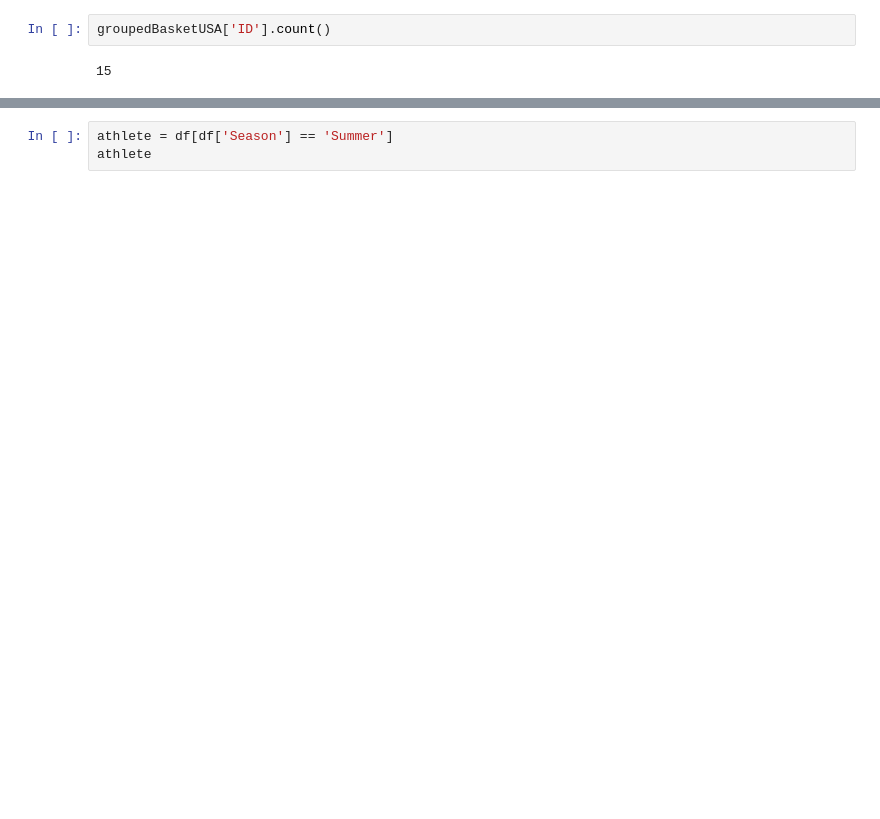
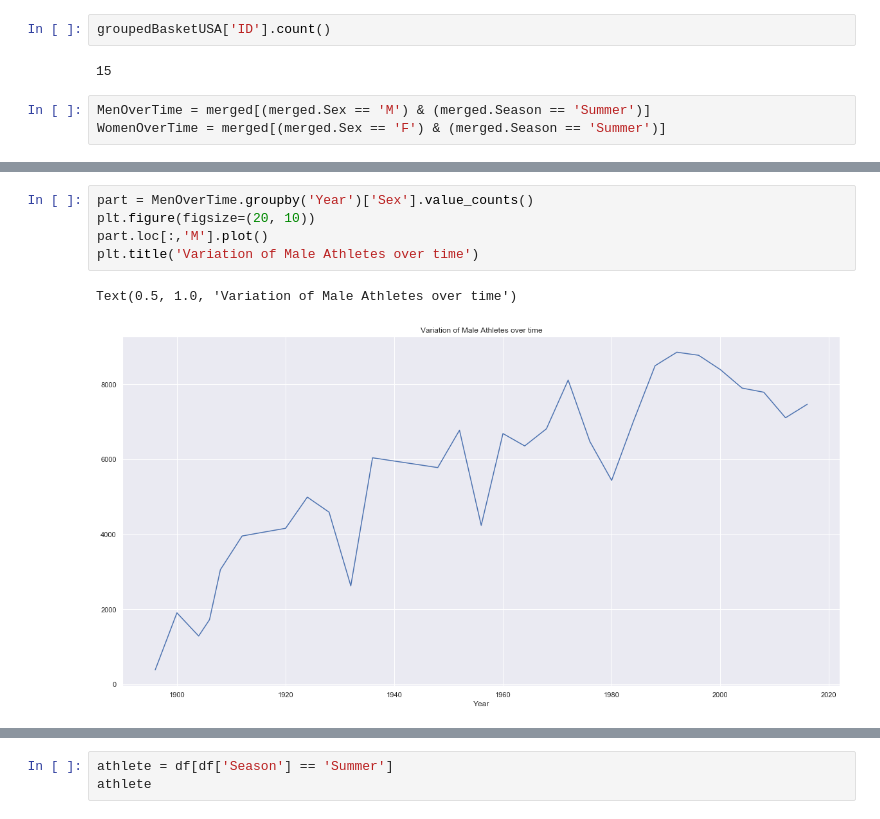
Before and after one commit to baiyuelang/olympic, a Jupyter notebook: final_project.ipynb, the cells around one changed output, grey strips where cells are left out. Cells and saved outputs as stored; diff of their text form; blank space fills up the shorter version.

```diff
--- a/final_project.ipynb
+++ b/final_project.ipynb
@@ -219,3 +194,6 @@ groupedBasketUSA
 groupedBasketUSA['ID'].count()
 # %% [output]
 15
+# %%
+MenOverTime = merged[(merged.Sex == 'M') & (merged.Season == 'Summer')]
+WomenOverTime = merged[(merged.Sex == 'F') & (merged.Season == 'Summer')]
@@ -221,0 +209,8 @@ groupedBasketUSA['ID'].count()
+# %%
+part = MenOverTime.groupby('Year')['Sex'].value_counts()
+plt.figure(figsize=(20, 10))
+part.loc[:,'M'].plot()
+plt.title('Variation of Male Athletes over time')
+# %% [output]
+Text(0.5, 1.0, 'Variation of Male Athletes over time')
+[figure, added]
```
Also changed, not shown: parts of 34 cells of this notebook.
